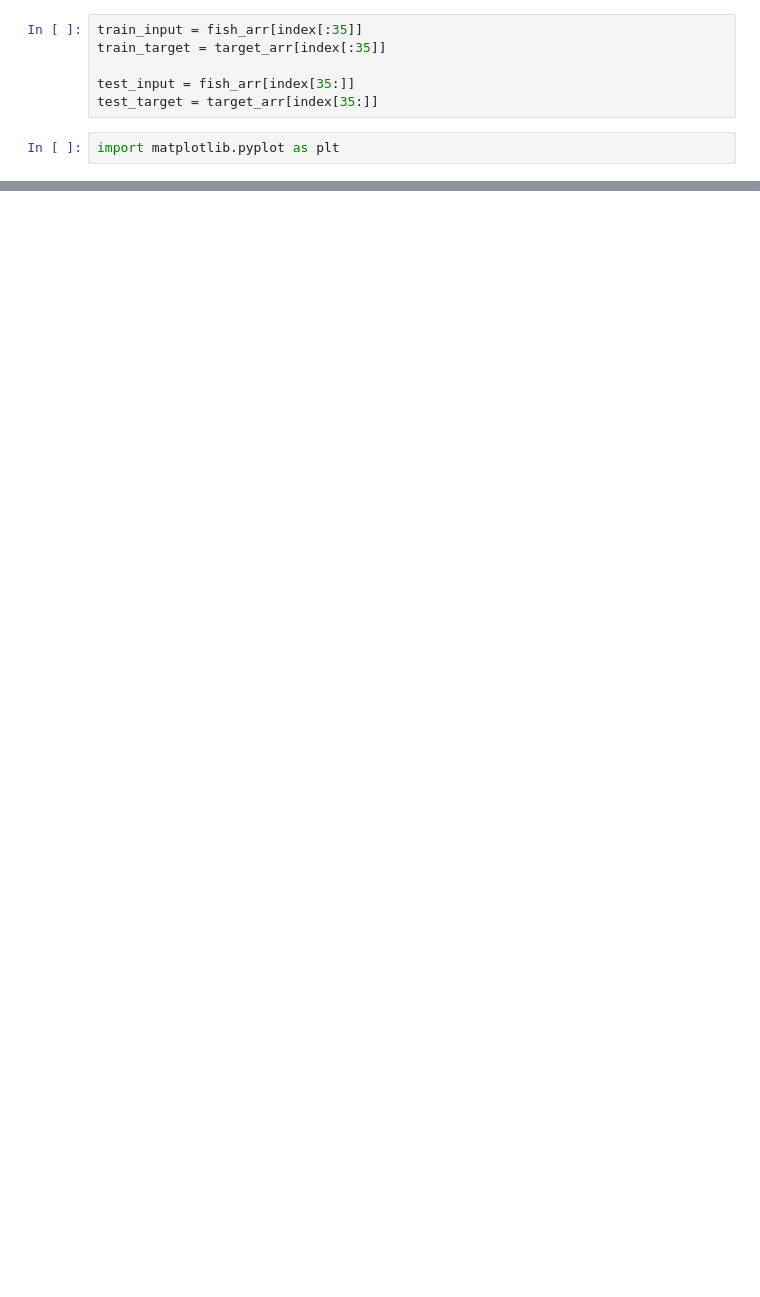
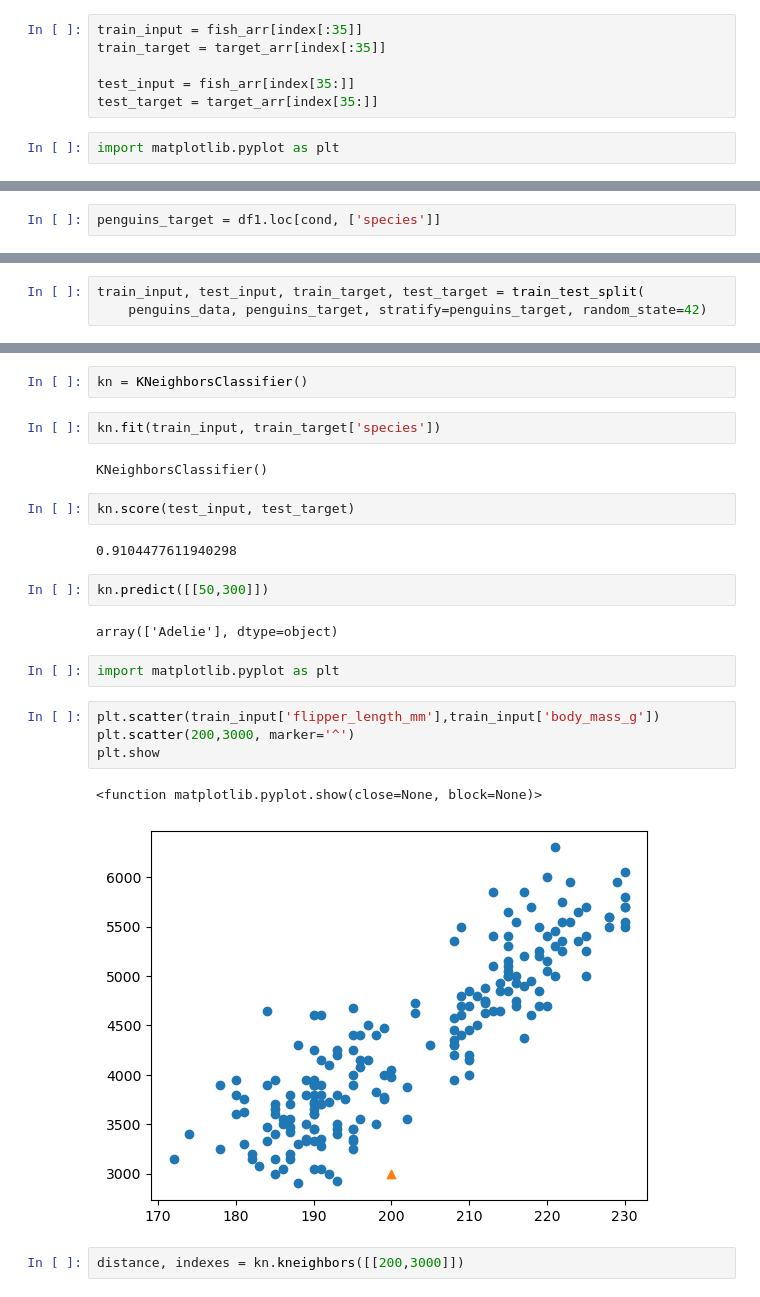
Before and after one commit to krpythondestroyer/ML, a Jupyter notebook: fish.ipynb, the cells around one changed output, grey strips where cells are left out. Drawn from its saved outputs; the diff is of its cells as text; blank space fills up the shorter version.

```diff
--- a/fish.ipynb
+++ b/fish.ipynb
@@ -525,0 +409,2 @@ kn.score(test_input,test_target)
+# %%
+penguins_target = df1.loc[cond, ['species']]
@@ -525,0 +422,3 @@ kn.score(test_input,test_target)
+# %%
+train_input, test_input, train_target, test_target = train_test_split(
+    penguins_data, penguins_target, stratify=penguins_target, random_state=42)
@@ -525,0 +427,25 @@ kn.score(test_input,test_target)
+# %%
+kn = KNeighborsClassifier()
+# %%
+kn.fit(train_input, train_target['species'])
+# %% [output]
+KNeighborsClassifier()
+# %%
+kn.score(test_input, test_target)
+# %% [output]
+0.9104477611940298
+# %%
+kn.predict([[50,300]])
+# %% [output]
+array(['Adelie'], dtype=object)
+# %%
+import matplotlib.pyplot as plt
+# %%
+plt.scatter(train_input['flipper_length_mm'],train_input['body_mass_g'])
+plt.scatter(200,3000, marker='^')
+plt.show
+# %% [output]
+<function matplotlib.pyplot.show(close=None, block=None)>
+[figure, added]
+# %%
+distance, indexes = kn.kneighbors([[200,3000]])
```
Also changed, not shown: parts of 137 cells of this notebook, 6 other files.
